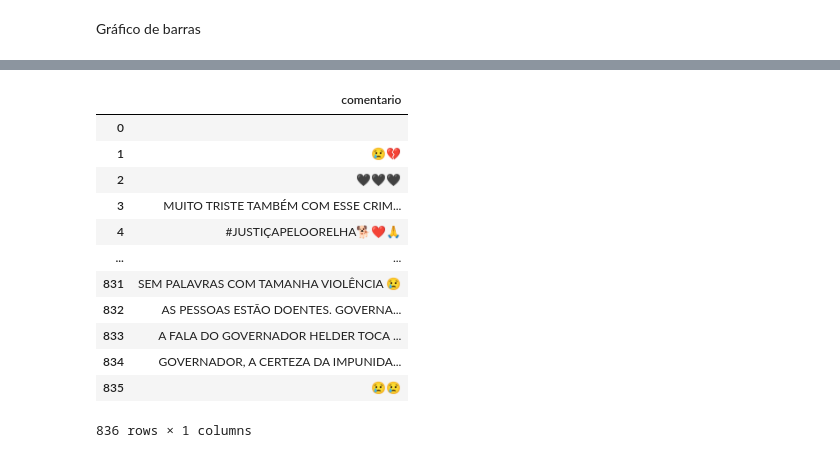
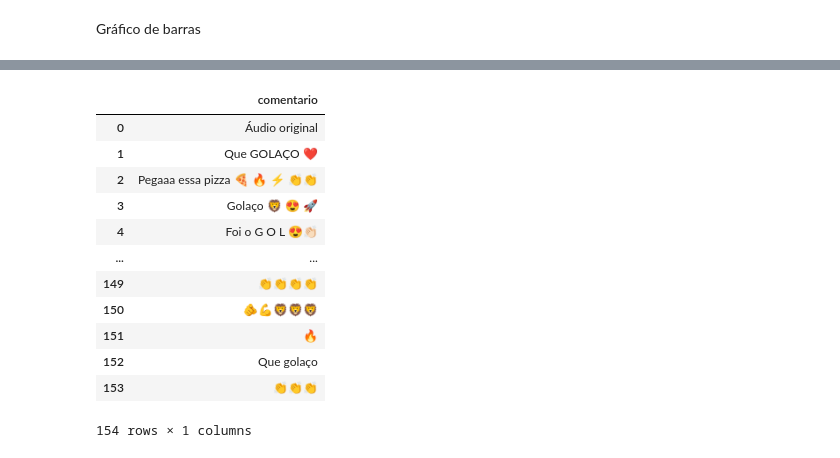
Before and after one commit to dadosliquidos/scrape-senti, a Jupyter notebook: BI.ipynb, the cells around one changed output, grey strips where cells are left out. Cells and saved outputs as stored; diff of their text form; code cells hidden in the pictures.

```diff
--- a/BI.ipynb
+++ b/BI.ipynb
@@ -18,9 +18,12 @@ link = 'https://www.instagram.com/p/DUBjtCAEfVI/'
 #bando de dados
 load_dotenv()
 con = DB.conexao()
-TABLE_P = os.getenv('TABLE_P')
-TABLE_W_S = os.getenv('TABLE_W_S')
-TABLE_C = os.getenv('TABLE_C')
+
+DIM_P = os.getenv('DIM_P')
+DIM_C = os.getenv('DIM_C')
+T_FATO = os.getenv('T_FATO')
+DIM_DATA = os.getenv('DIM_DATA')
+DIM_S = os.getenv('DIM_S')
 # %%
 
 query = f'''
@@ -66,29 +73,30 @@ plt.show()
 # %%
 query_comment =f'''
 select
-	upper(c.comentario) as comentario
-from {TABLE_P} p
-inner join {TABLE_C} c on p.id_posts = c.posts_id_posts
-where p.link = '{link}';
+	c.comentario
+from  {T_FATO} ft
+inner join {DIM_P} p on p.id_post = ft.dim_post_id_post
+inner join {DIM_C} c on ft.dim_comentario_id_comentario = c.id_comentario
+where p.post = '{LINK}';
 '''
 df2 = pd.read_sql(query_comment, con)
 df2.dropna()
 df2.drop_duplicates()
 display(df2)
 # %% [output]
 |  | comentario |
-| 0 |  |
-| 1 | 😢💔 |
-| 2 | 🖤🖤🖤 |
-| 3 | MUITO TRISTE TAMBÉM COM ESSE CRIM... |
-| 4 | #JUSTIÇAPELOORELHA🐕❤️🙏 |
+| 0 | Áudio original |
+| 1 | Que GOLAÇO ❤️ |
+| 2 | Pegaaa essa pizza 🍕 🔥 ⚡️ 👏👏 |
+| 3 | Golaço 🦁 😍 🚀 |
+| 4 | Foi o G O L 😍👏🏻 |
 | ... | ... |
-| 831 | SEM PALAVRAS COM TAMANHA VIOLÊNCIA 😢 |
-| 832 | AS PESSOAS ESTÃO DOENTES. GOVERNA... |
-| 833 | A FALA DO GOVERNADOR HELDER TOCA ... |
-| 834 | GOVERNADOR, A CERTEZA DA IMPUNIDA... |
-| 835 | 😢😢 |
+| 149 | 👏👏👏👏 |
+| 150 | 🫵💪🦁🦁🦁 |
+| 151 | 🔥 |
+| 152 | Que golaço |
+| 153 | 👏👏👏 |
-836 rows × 1 columns
+154 rows × 1 columns
 # %%
 
 comentarios_ = Pnl.apply_stop_word(df2)
```
Also changed, not shown: parts of 4 cells of this notebook, 5 other files.
